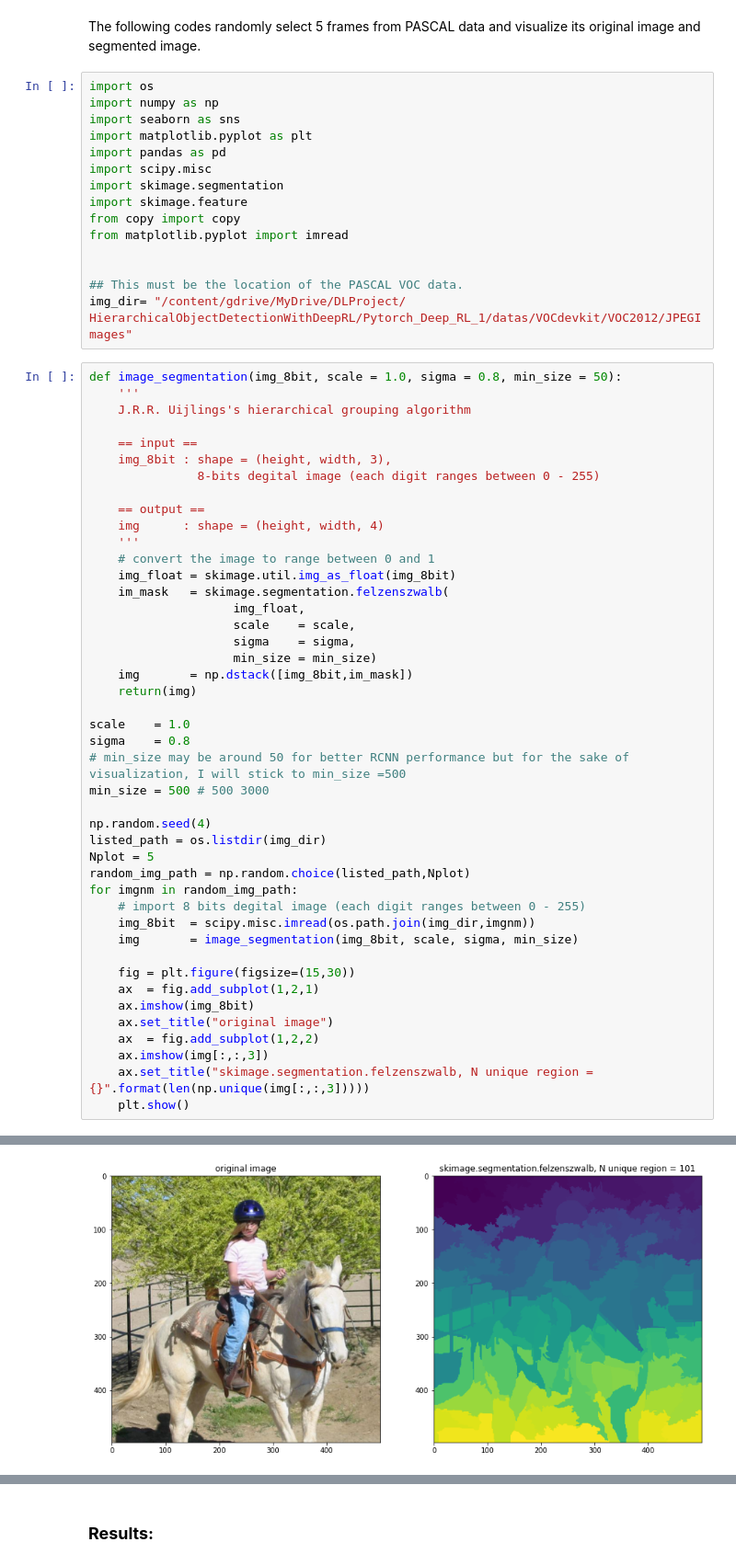
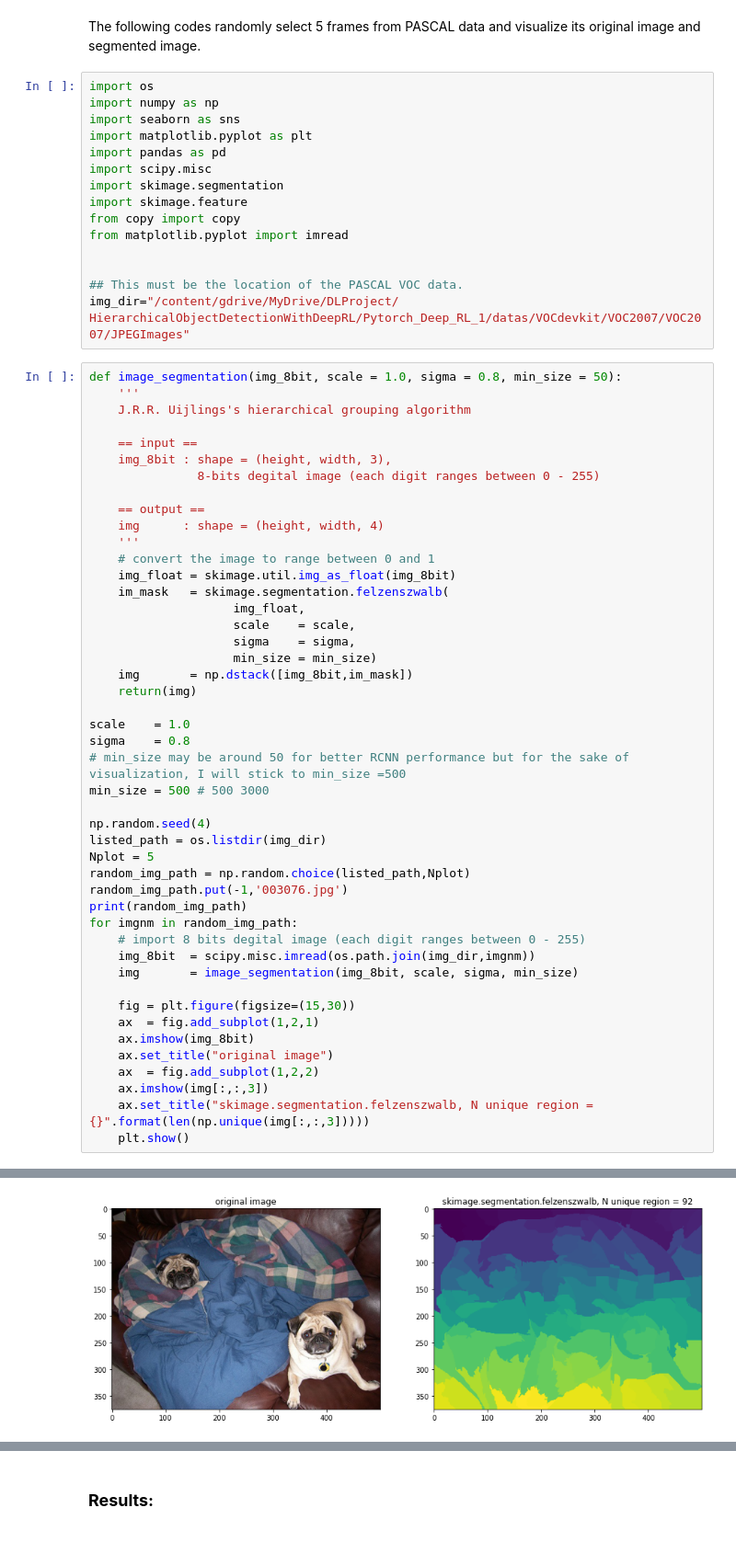
Before and after one commit to SM12345678/DeepLearningFinalProject, a Jupyter notebook: ObjectDetection_without_Reinforcement_Learning.ipynb, the cells around one changed output, grey strips where cells are left out. Shown at 92% size. Cells and saved outputs as stored; diff of their text form.

```diff
--- a/ObjectDetection_without_Reinforcement_Learning.ipynb
+++ b/ObjectDetection_without_Reinforcement_Learning.ipynb
@@ -40,7 +40,7 @@ from matplotlib.pyplot import imread
 
 
 ## This must be the location of the PASCAL VOC data.
-img_dir= "/content/gdrive/MyDrive/DLProject/ HierarchicalObjectDetectionWithDeepRL/Pytorch_Deep_RL_1/datas/VOCdevkit/VOC2012/JPEGImages"
+img_dir="/content/gdrive/MyDrive/DLProject/ HierarchicalObjectDetectionWithDeepRL/Pytorch_Deep_RL_1/datas/VOCdevkit/VOC2007/VOC2007/JPEGImages"
 # %%
 def image_segmentation(img_8bit, scale = 1.0, sigma = 0.8, min_size = 50):
     '''
@@ -72,6 +72,8 @@ np.random.seed(4)
 listed_path = os.listdir(img_dir)
 Nplot = 5
 random_img_path = np.random.choice(listed_path,Nplot)
+random_img_path.put(-1,'003076.jpg')
+print(random_img_path)
 for imgnm in random_img_path:
     # import 8 bits degital image (each digit ranges between 0 - 255)
     img_8bit  = scipy.misc.imread(os.path.join(img_dir,imgnm))
@@ -90 +93 @@ for imgnm in random_img_path:
-[figure, old version]
+[figure, new version]
```
Also changed, not shown: parts of 8 cells of this notebook.
